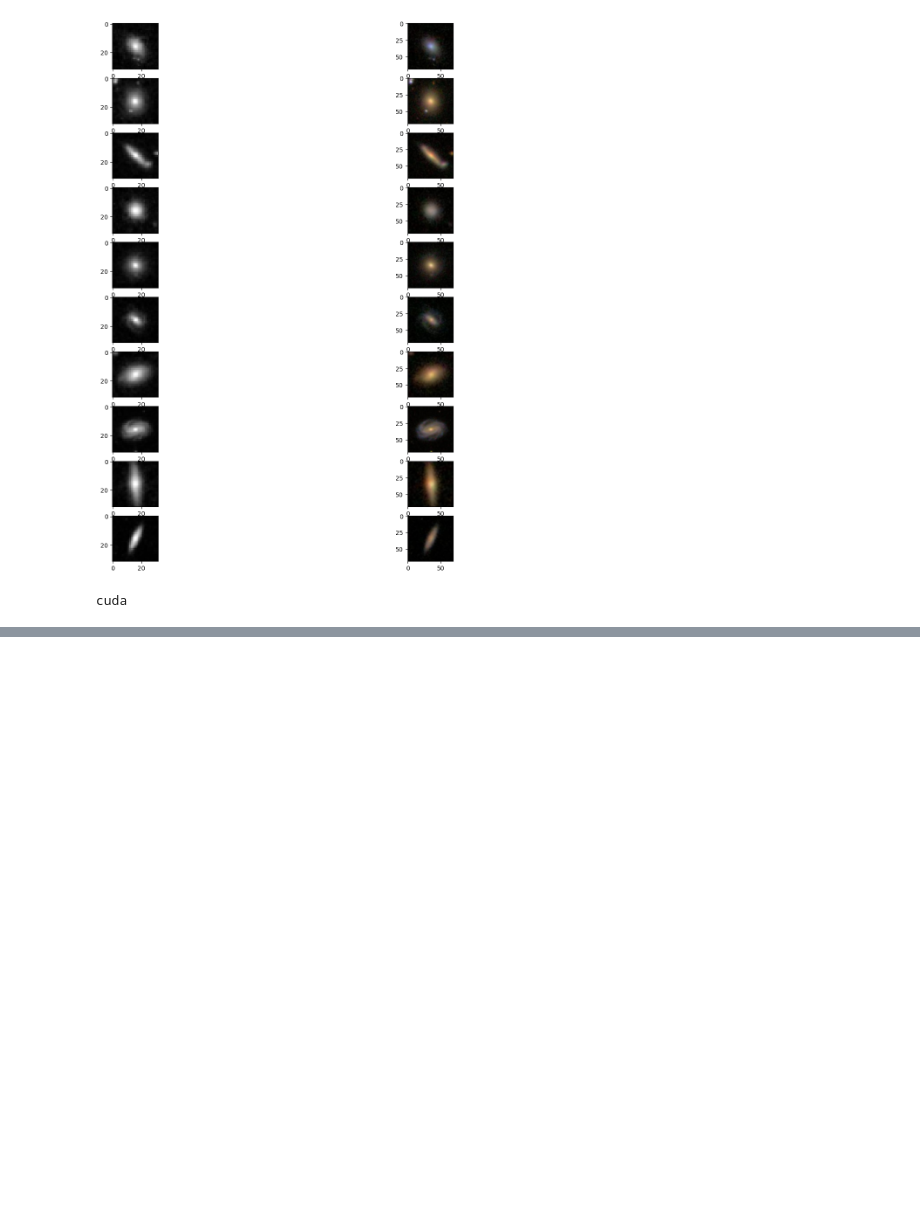
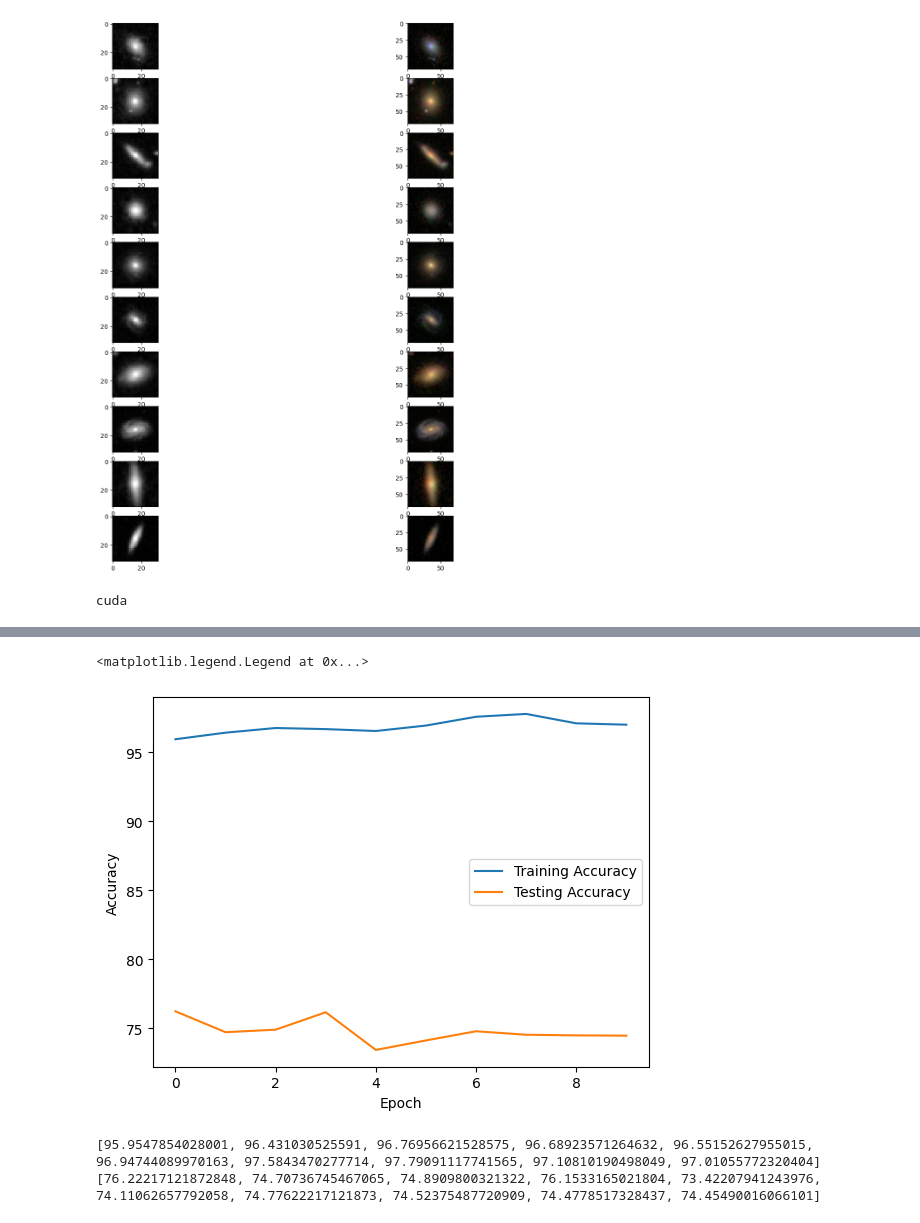
Before and after one commit to FatAnorexic/Galaxy_AI, a Jupyter notebook: LeNet5model.ipynb, the cells around one changed output, grey strips where cells are left out. Saved outputs shown, nothing was run; the diff lists cells and outputs as text; code cells hidden in the pictures; blank space fills up the shorter version.

Commit message:
Plot the accuracies of both test and train
From the data, it is very clear that I am over fitting the training data substantially.
Reccomend changing optim parameters or adopting another model.

```diff
--- a/LeNet5model.ipynb
+++ b/LeNet5model.ipynb
@@ -182,6 +182,7 @@ optim=torch.optim.Adam(model.parameters(),lr=learning_rate)
 total_steps=len(train_loader)
 # %%
 def train(train_loader, model, optimizer, loss_fn):
+    correct=0
     model.train()
     for batch, (data, target) in enumerate(train_loader):
         data, target=data.to(device), target.to(device)
@@ -192,8 +193,13 @@ def train(train_loader, model, optimizer, loss_fn):
         loss.backward()
         optimizer.step()
 
+        pred=output.argmax(dim=1, keepdim=True)
+        correct+=pred.eq(target.view_as(pred)).sum().item()
+
         if batch%100==0:
             print(f'Step: {batch*len(data)}/{len(train_loader.dataset)} Loss: {loss:.3f}')
+
+    return 100*correct/len(train_loader.dataset)
 # %%
 def test(test_loader, model, loss_fn):
     model.eval()
@@ -210,11 +216,15 @@ def test(test_loader, model, loss_fn):
     test_loss/=len(test_loader)
     acc=100*correct/len(test_loader.dataset)
     print(f"Test loss: {test_loss:.3f} Accuracy: {acc:.3f}")
+    return acc
 # %%
+train_acc=[]
+test_acc=[]
 for epoch in range(epochs):
     print(f"Epoch {epoch+1}\n======================================")
-    train(train_loader, model, optim, loss_fn)
-    test(test_loader, model, loss_fn)
+    train_acc.append(train(train_loader, model, optim, loss_fn))
+    test_acc.append(test(test_loader, model, loss_fn))
+
 print("Done!")
 # %% [output]
 Epoch 1
@@ -236 +246,17 @@ Test loss: 0.680 Accuracy: 76.429
 Done!
+# %%
+epoch=range(0,10)
+plt.plot(epoch, train_acc, label="Training Accuracy")
+plt.plot(epoch, test_acc, label="Testing Accuracy")
+plt.xlabel("Epoch")
+plt.ylabel("Accuracy")
+plt.legend()
+# %% [output]
+<matplotlib.legend.Legend at 0x...>
+[figure, added]
+# %%
+print(train_acc)
+print(test_acc)
+# %% [output]
+[95.9547854028001, 96.431030525591, 96.76956621528575, 96.68923571264632, 96.55152627955015, 96.94744089970163, 97.5843470277714, 97.79091117741565, 97.10810190498049, 97.01055772320404]
+[76.22217121872848, 74.70736745467065, 74.8909800321322, 76.1533165021804, 73.42207941243976, 74.11062657792058, 74.77622217121873, 74.52375487720909, 74.4778517328437, 74.45490016066101]
```
Also changed, not shown: parts of 1 cell of this notebook.
